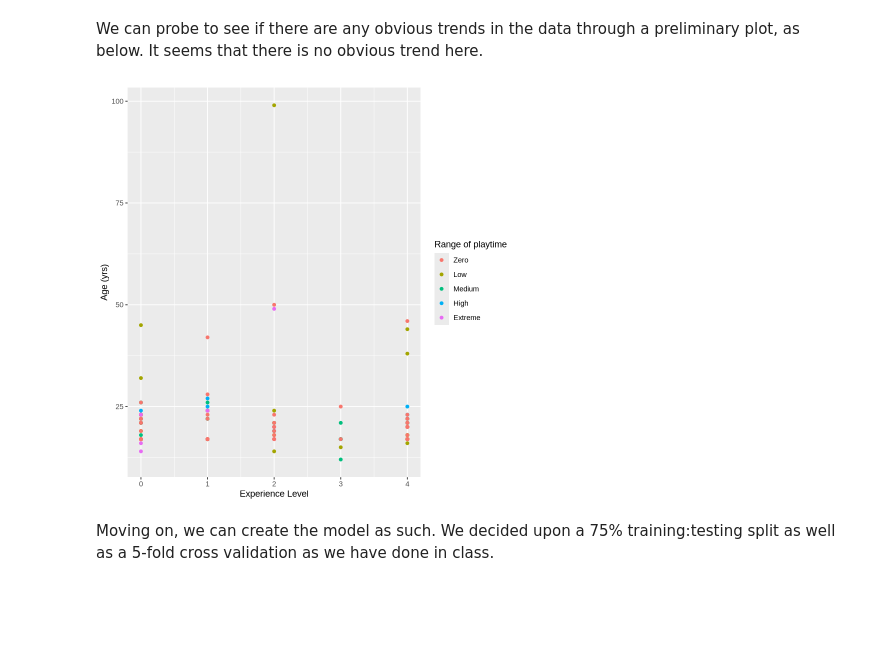
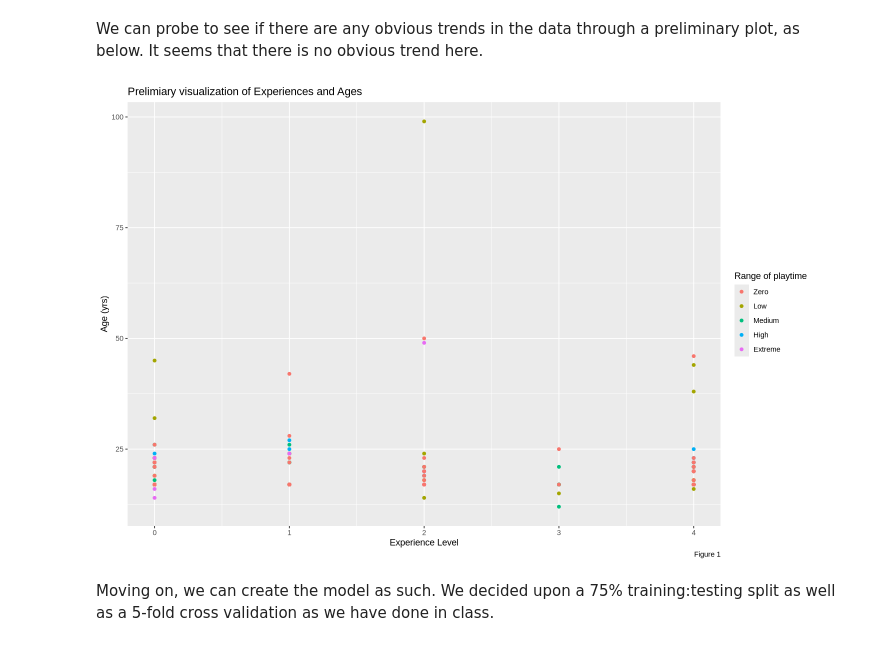
Before and after one commit to amazingk147/DSCI100-Project-Group-42, a Jupyter notebook: project_notebook.ipynb, the cells around one changed output. Drawn from its saved outputs; the diff is of its cells as text; code cells hidden in the pictures; blank space fills up the shorter version.

Commit message:
Captions

```diff
--- a/project_notebook.ipynb
+++ b/project_notebook.ipynb
@@ -186,11 +186,11 @@ We can probe to see if there are any obvious trends in the data through a prelim
 # %%
 initial_plot <- data_training |>
             ggplot(aes(x=exp_level, y=age, color=hours_range)) +
             geom_point() +
-            labs(x="Experience Level", y="Age (yrs)", color="Range of playtime")
+            labs(x="Experience Level", y="Age (yrs)", color="Range of playtime", caption = "Figure 1", title = "Prelimiary visualization of Experiences and Ages")
 initial_plot
 # %% [output]
-[figure, old version]
+[figure, new version]
 # %% [markdown]
 Moving on, we can create the model as such. We decided upon a 75% training:testing split as well as a 5-fold cross validation as we have done in class.
 # %%
```
Also changed, not shown: parts of 4 cells of this notebook.
